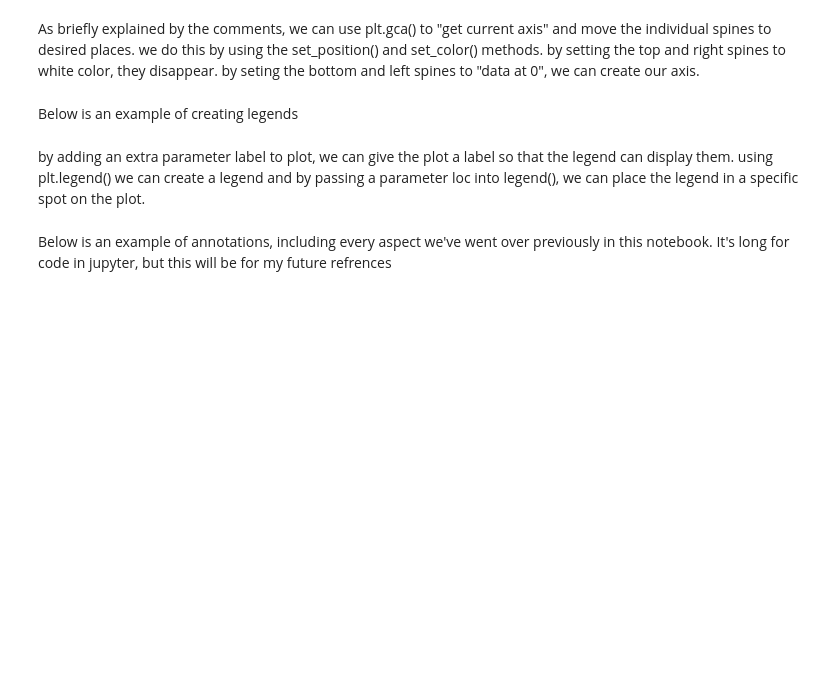
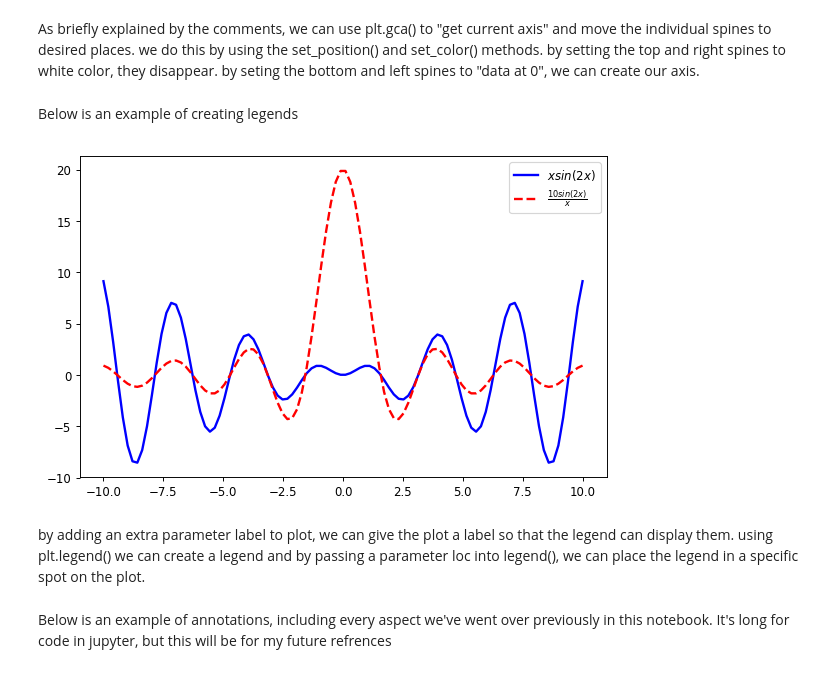
Before and after one commit to chapman-cs510-2017f/cw-07-cw05-tim-evan, a Jupyter notebook: matplotlib-tutorial.ipynb, the cells around one changed output. Cells and saved outputs as stored; diff of their text form; code cells hidden in the pictures; blank space fills up the shorter version.

```diff
--- a/matplotlib-tutorial.ipynb
+++ b/matplotlib-tutorial.ipynb
@@ -131,19 +131,20 @@ Below is an example of creating legends
 # %%
 #creating legends
 plt.figure(figsize=(8, 5), dpi=85)
 plt.subplot(111)
 
 X = np.linspace(-10, 10, 100, endpoint=True)
-C, S = 10*X*X, X*X*X
-M = 1000*(np.sin(X))/X
+C = X*np.sin(2*X)
+M = 10*(np.sin(2*X))/X
 
-plt.plot(X, C, color = "green", linewidth = 2.0, label = r'$10x^2$')
-plt.plot(X, S, color = "blue" , linewidth = 2.0, label = r'$x^3$')
-plt.plot(X, M, color = "red"  , linewidth = 2.0, label = r'$\frac{1000*sin(x)}{x}$', linestyle = "--")
+plt.plot(X, C, color = "blue", linewidth = 2.0, label = r'$xsin(2x)$')
+plt.plot(X, M, color = "red"  , linewidth = 2.0, label = r'$\frac{10sin(2x)}{x}$', linestyle = "--")
 
-plt.legend(loc='lower right')
+plt.legend(loc='upper right')
 
 plt.show()
+# %% [output]
+[figure, added]
 # %% [markdown]
 by adding an extra parameter label to plot, we can give the plot a label so that the legend can display them. using plt.legend() we can create a legend and by passing a parameter loc into legend(), we can place the legend in a specific spot on the plot.
 # %% [markdown]
```
Also changed, not shown: parts of 1 cell of this notebook.
